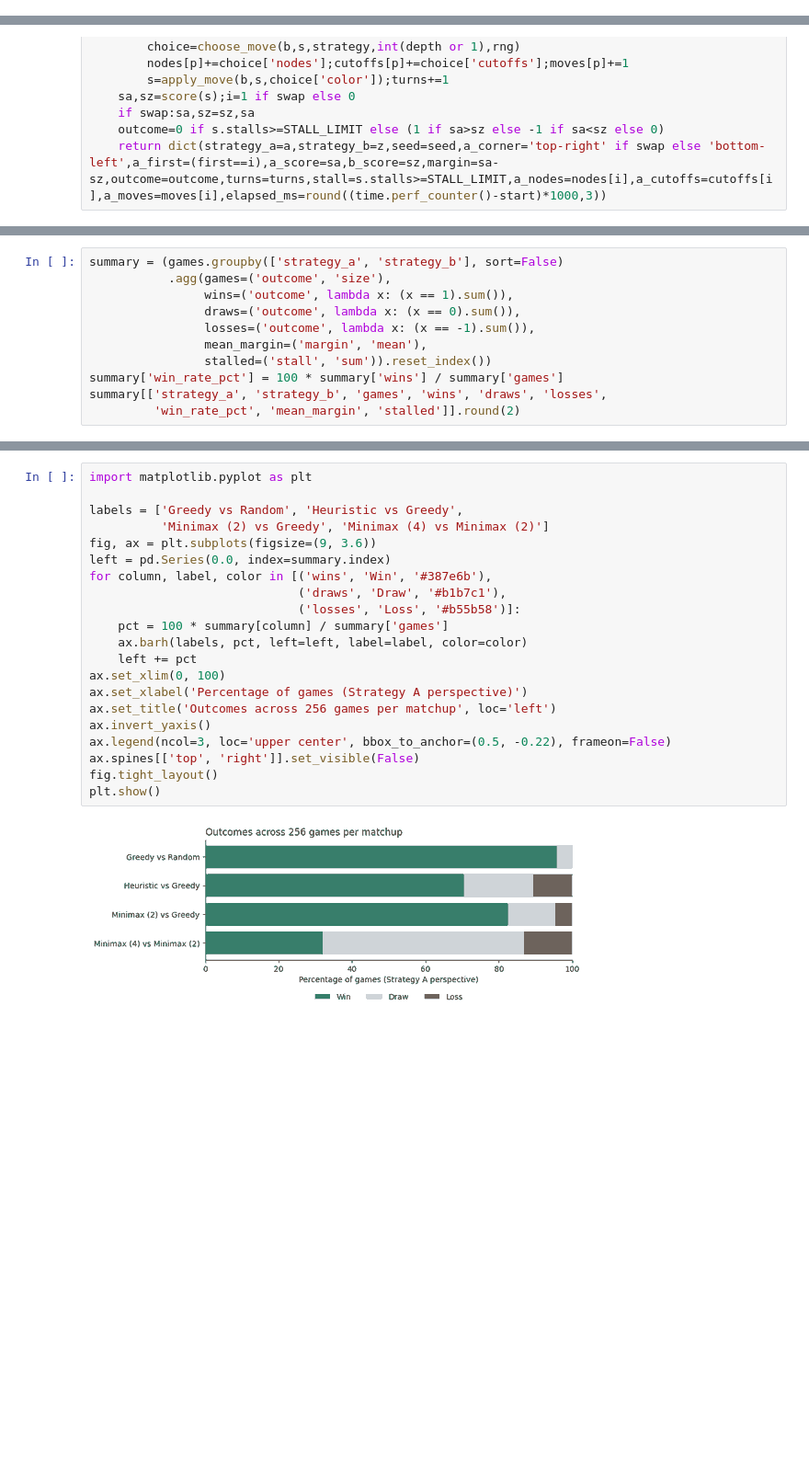
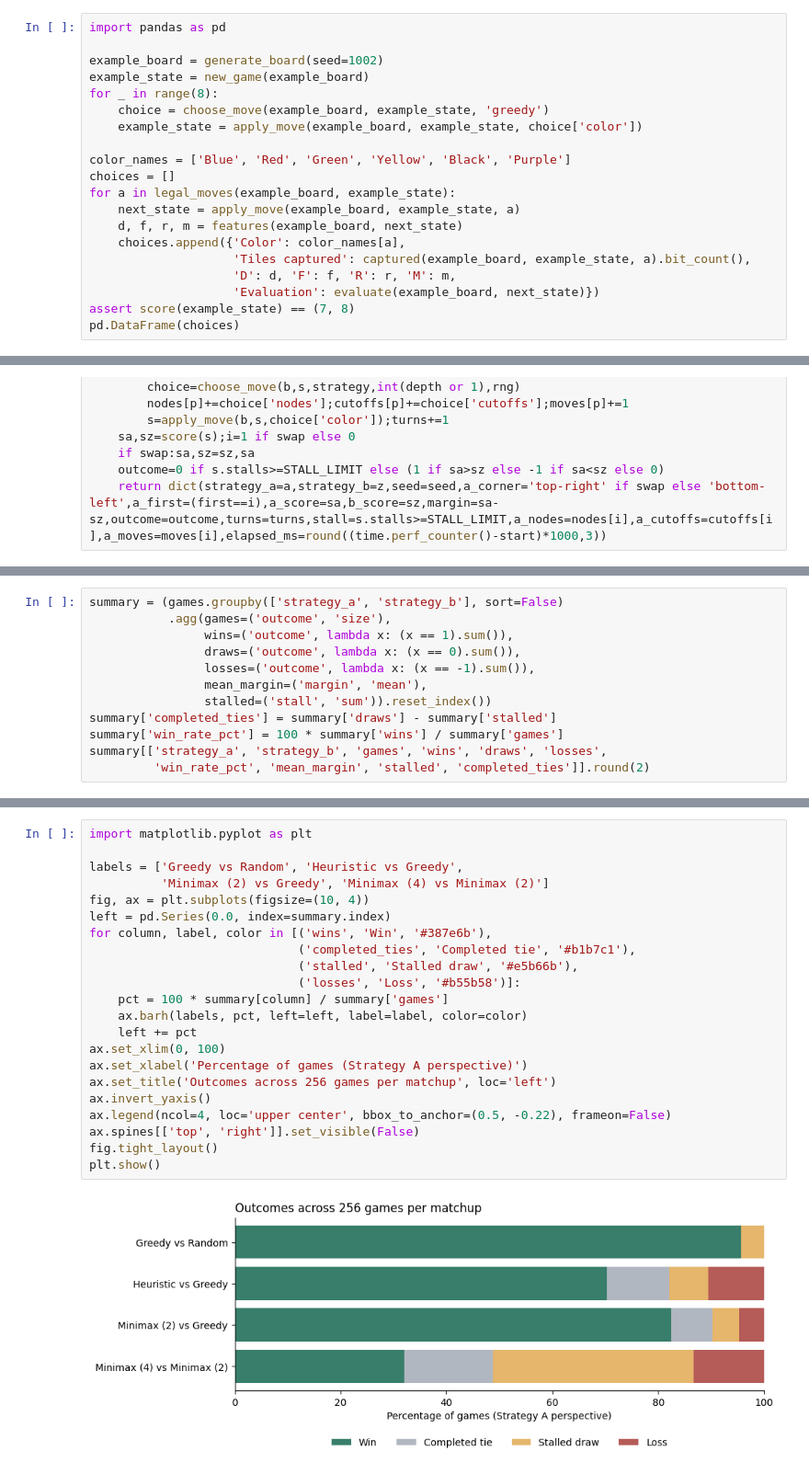
Before and after one commit to CJDelos1992/filler-strategy-lab, a Jupyter notebook: Filler_Strategy_Analysis.ipynb, the cells around one changed output, grey strips where cells are left out. Shown at 92% size. Saved outputs shown, nothing was run; the diff lists cells and outputs as text; blank space fills up the shorter version.

Commit message:
Strengthen mathematical exposition and reproducible analysis with worked example and draw decomposition

```diff
--- a/Filler_Strategy_Analysis.ipynb
+++ b/Filler_Strategy_Analysis.ipynb
@@ -243,0 +333,20 @@ These checks preserve the original coverage: boundary behavior, connected captur
+# %%
+import pandas as pd
+
+example_board = generate_board(seed=1002)
+example_state = new_game(example_board)
+for _ in range(8):
+    choice = choose_move(example_board, example_state, 'greedy')
+    example_state = apply_move(example_board, example_state, choice['color'])
+
+color_names = ['Blue', 'Red', 'Green', 'Yellow', 'Black', 'Purple']
+choices = []
+for a in legal_moves(example_board, example_state):
+    next_state = apply_move(example_board, example_state, a)
+    d, f, r, m = features(example_board, next_state)
+    choices.append({'Color': color_names[a],
+                    'Tiles captured': captured(example_board, example_state, a).bit_count(),
+                    'D': d, 'F': f, 'R': r, 'M': m,
+                    'Evaluation': evaluate(example_board, next_state)})
+assert score(example_state) == (7, 8)
+pd.DataFrame(choices)
@@ -418,7 +576,8 @@ summary = (games.groupby(['strategy_a', 'strategy_b'], sort=False)
                 losses=('outcome', lambda x: (x == -1).sum()),
                 mean_margin=('margin', 'mean'),
                 stalled=('stall', 'sum')).reset_index())
+summary['completed_ties'] = summary['draws'] - summary['stalled']
 summary['win_rate_pct'] = 100 * summary['wins'] / summary['games']
 summary[['strategy_a', 'strategy_b', 'games', 'wins', 'draws', 'losses',
-         'win_rate_pct', 'mean_margin', 'stalled']].round(2)
+         'win_rate_pct', 'mean_margin', 'stalled', 'completed_ties']].round(2)
 # %% [output]
@@ -430,23 +589,24 @@ summary[['strategy_a', 'strategy_b', 'games', 'wins', 'draws', 'losses',
 # %%
 import matplotlib.pyplot as plt
 
 labels = ['Greedy vs Random', 'Heuristic vs Greedy',
           'Minimax (2) vs Greedy', 'Minimax (4) vs Minimax (2)']
-fig, ax = plt.subplots(figsize=(9, 3.6))
+fig, ax = plt.subplots(figsize=(10, 4))
 left = pd.Series(0.0, index=summary.index)
 for column, label, color in [('wins', 'Win', '#387e6b'),
-                             ('draws', 'Draw', '#b1b7c1'),
+                             ('completed_ties', 'Completed tie', '#b1b7c1'),
+                             ('stalled', 'Stalled draw', '#e5b66b'),
                              ('losses', 'Loss', '#b55b58')]:
     pct = 100 * summary[column] / summary['games']
     ax.barh(labels, pct, left=left, label=label, color=color)
     left += pct
 ax.set_xlim(0, 100)
 ax.set_xlabel('Percentage of games (Strategy A perspective)')
 ax.set_title('Outcomes across 256 games per matchup', loc='left')
 ax.invert_yaxis()
-ax.legend(ncol=3, loc='upper center', bbox_to_anchor=(0.5, -0.22), frameon=False)
+ax.legend(ncol=4, loc='upper center', bbox_to_anchor=(0.5, -0.22), frameon=False)
 ax.spines[['top', 'right']].set_visible(False)
 fig.tight_layout()
 plt.show()
 # %% [output]
-[figure, old version]
+[figure, new version]
```
Also changed, not shown: parts of 21 cells of this notebook.
